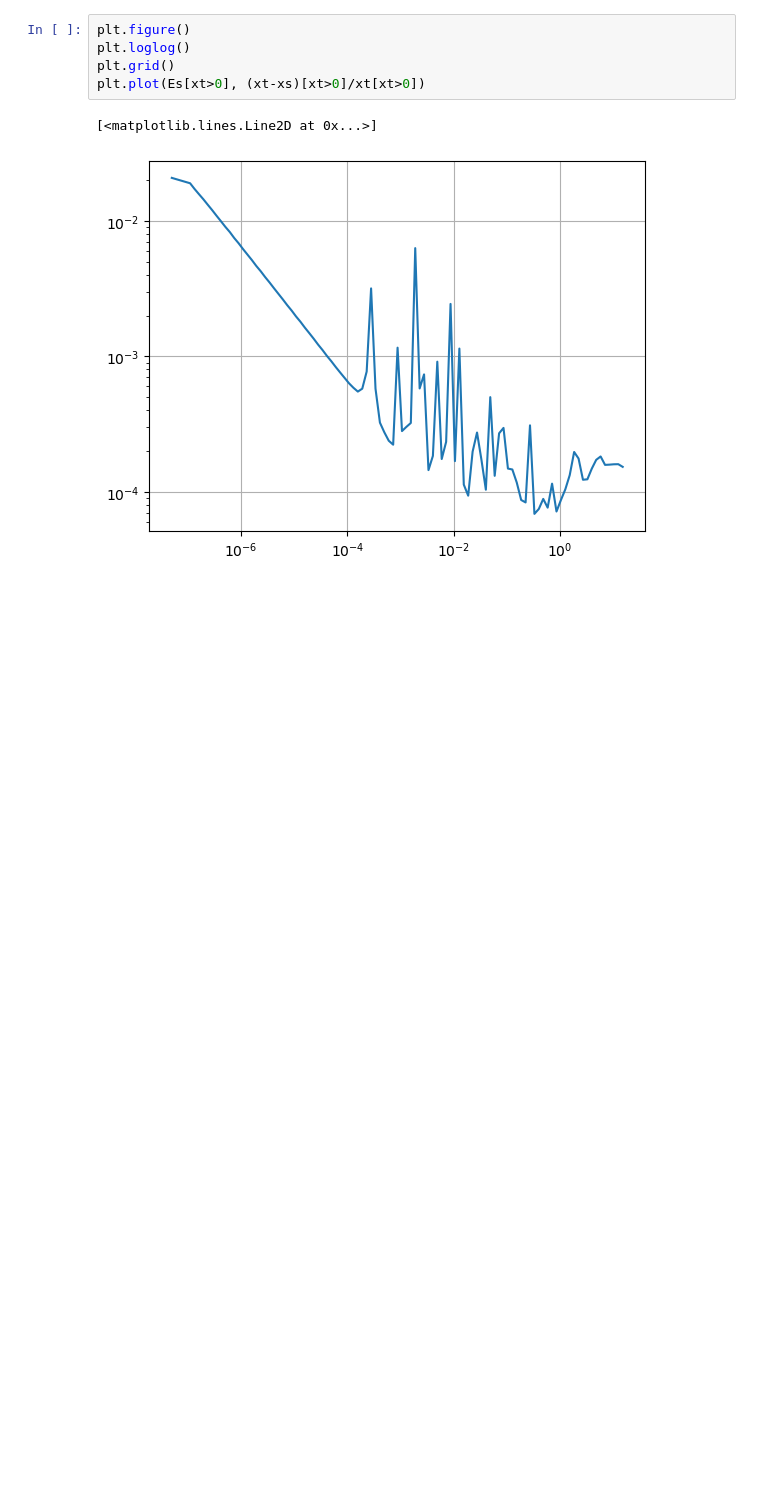
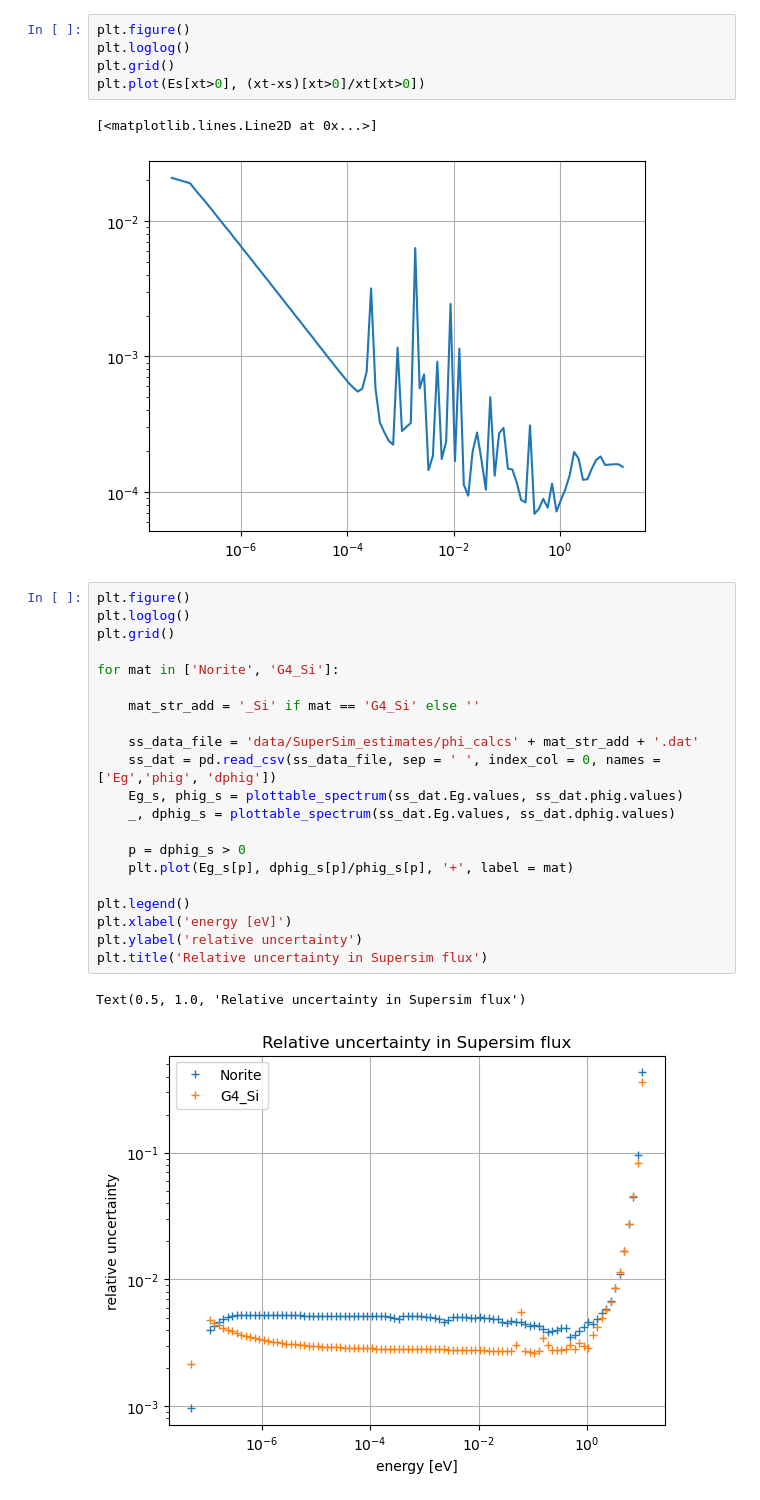
Before and after one commit to villano-lab/ntransporter, a Jupyter notebook: boundary_conditions/plotting_bc.ipynb, the cells around one changed output. Saved outputs shown, nothing was run; the diff lists cells and outputs as text; blank space fills up the shorter version.

Commit message:
plotting new data

```diff
--- a/boundary_conditions/plotting_bc.ipynb
+++ b/boundary_conditions/plotting_bc.ipynb
@@ -90,3 +90,27 @@ plt.plot(Es[xt>0], (xt-xs)[xt>0]/xt[xt>0])
 # %% [output]
 [<matplotlib.lines.Line2D at 0x...>]
 [figure]
+# %%
+plt.figure()
+plt.loglog()
+plt.grid()
+
+for mat in ['Norite', 'G4_Si']:
+
+    mat_str_add = '_Si' if mat == 'G4_Si' else ''
+
+    ss_data_file = 'data/SuperSim_estimates/phi_calcs' + mat_str_add + '.dat'
+    ss_dat = pd.read_csv(ss_data_file, sep = ' ', index_col = 0, names = ['Eg','phig', 'dphig'])
+    Eg_s, phig_s = plottable_spectrum(ss_dat.Eg.values, ss_dat.phig.values)
+    _, dphig_s = plottable_spectrum(ss_dat.Eg.values, ss_dat.dphig.values)
+
+    p = dphig_s > 0
+    plt.plot(Eg_s[p], dphig_s[p]/phig_s[p], '+', label = mat)
+
+plt.legend()
+plt.xlabel('energy [eV]')
+plt.ylabel('relative uncertainty')
+plt.title('Relative uncertainty in Supersim flux')
+# %% [output]
+Text(0.5, 1.0, 'Relative uncertainty in Supersim flux')
+[figure, added]
```
Also changed, not shown: parts of 1 cell of this notebook.
